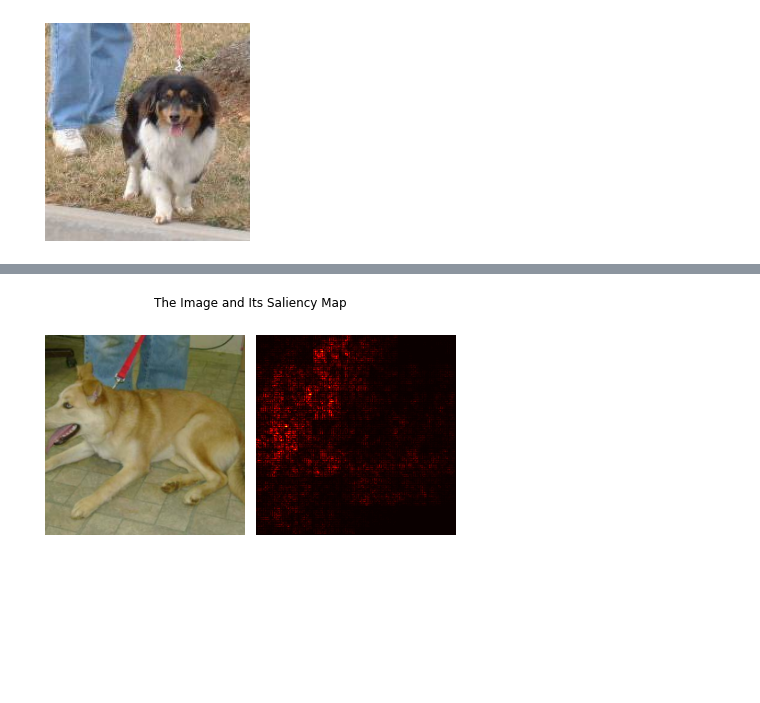
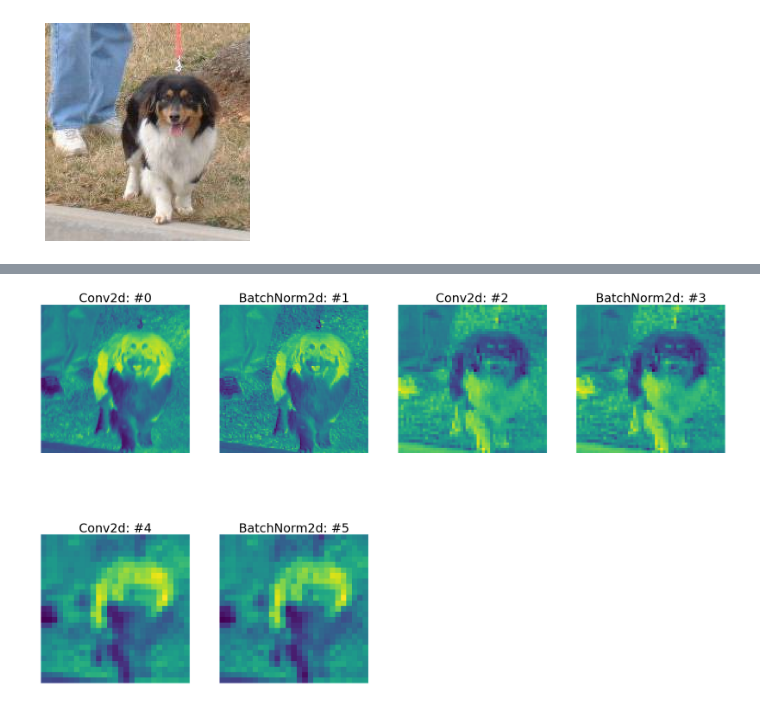
Before and after one commit to amitliron/My_AI_Exercises, a Jupyter notebook: TestCnnFeaturesExtraction/CnnFeatureExtraction.ipynb, the cells around one changed output, grey strips where cells are left out. Saved outputs shown, nothing was run; the diff lists cells and outputs as text; code cells hidden in the pictures; blank space fills up the shorter version.

```diff
--- a/TestCnnFeaturesExtraction/CnnFeatureExtraction.ipynb
+++ b/TestCnnFeaturesExtraction/CnnFeatureExtraction.ipynb
@@ -326,8 +405,0 @@ for feature_map in cnn_outputs:
-# %%
-fig = plt.figure(figsize=(30, 50))
-for i in range(len(processed)):
-    a = fig.add_subplot(5, 4, i+1)
-    imgplot = plt.imshow(processed[i])
-    a.axis("off")
-    a.set_title(f"Layer: Conv2d #{i}", fontsize=30)
-#plt.savefig(str('feature_maps.jpg'), bbox_inches='tight')
@@ -404,18 +406,11 @@ output_max.backward()
-# %%
-saliency, _ = torch.max(image.grad.data.abs(), dim=1)
-saliency = saliency.reshape(224, 224)
-
-# Reshape the image
-image = image.reshape(-1, 224, 224)
-
-# Visualize the image and the saliency map
-fig, ax = plt.subplots(1, 2)
-ax[0].imshow(image.cpu().detach().numpy().transpose(1, 2, 0))
-ax[0].axis('off')
-ax[1].imshow(saliency.cpu(), cmap='hot')
-ax[1].axis('off')
-plt.tight_layout()
-fig.suptitle('The Image and Its Saliency Map')
-plt.show()
-# %% [output]
-[figure, removed]
+# %%
+def process(layer_outputs):
+
+    processed = []
+    for feature_map in layer_outputs:
+        feature_map = feature_map.squeeze(0)
+        gray_scale = torch.sum(feature_map,0)
+        gray_scale = gray_scale / feature_map.shape[0]
+        processed.append(gray_scale.data.cpu().numpy())
+
+    return processed
@@ -421,0 +445,21 @@ plt.show()
+# %%
+smaller_processed_cnn, smaller_cnn_names, smaller_processed_all, smaller_all_names = create_feature_maps(image,
+                                                                     smaller_conv_layers,
+                                                                     smaller_all_layers)
+
+larger_processed_cnn, larger_cnn_names, larger_processed_all, larger_all_names = create_feature_maps(image,
+                                                                 larger_conv_layers,
+                                                                 larger_all_layers)
+# %%
+def plot_feature_map(processed_layers, layer_names):
+    fig = plt.figure(figsize=(30, 50))
+    for i in range(len(processed_layers)):
+        a = fig.add_subplot(5, 4, i+1)
+        imgplot = plt.imshow(processed_layers[i])
+        a.axis("off")
+        name = layer_names[i].partition("(")[0]
+        a.set_title(f"{name}: #{i}", fontsize=30)
+# %%
+plot_feature_map(smaller_processed_all, smaller_all_names)
+# %% [output]
+[figure, added]
```
Also changed, not shown: parts of 40 cells of this notebook.
